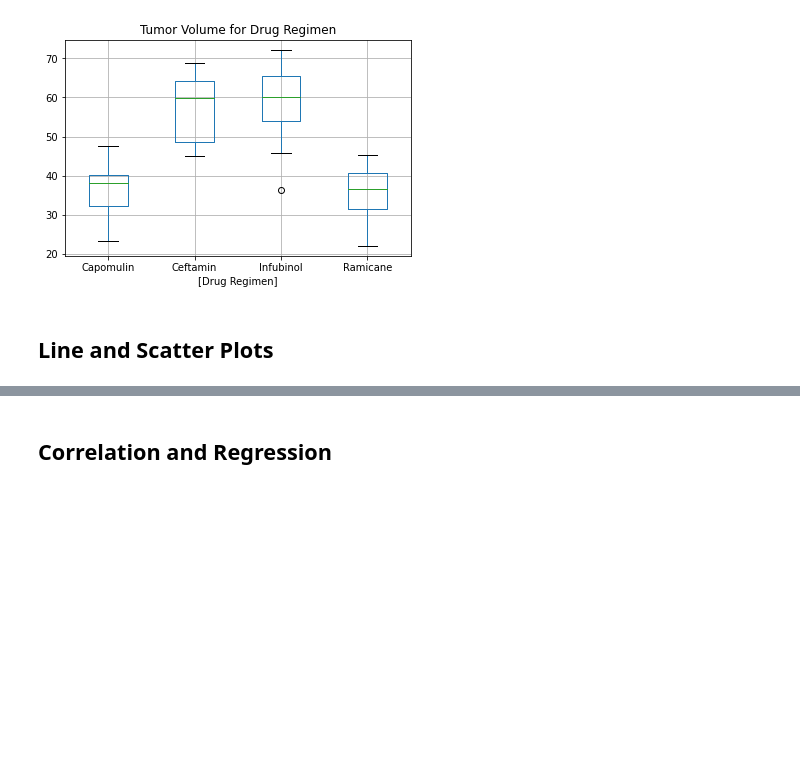
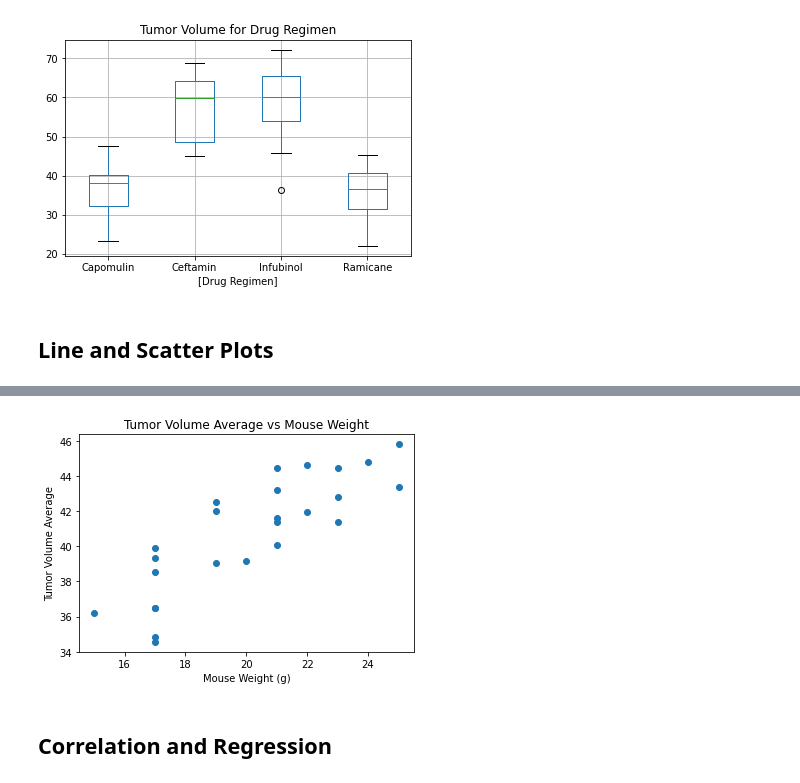
Before and after one commit to ClovisL/Analyzing-tumor-development, a Jupyter notebook: Pymaceuticals/pymaceuticals_starter.ipynb, the cells around one changed output, grey strips where cells are left out. Drawn from its saved outputs; the diff is of its cells as text; code cells hidden in the pictures; blank space fills up the shorter version.

```diff
--- a/Pymaceuticals/pymaceuticals_starter.ipynb
+++ b/Pymaceuticals/pymaceuticals_starter.ipynb
@@ -374,3 +387,23 @@ plt.show()
+# %%
+# Generate a scatter plot of average tumor volume vs. mouse weight for the Capomulin regimen
+# group by mouse weight to find average tumor volume
+capomulin_only = capomulin_only.reset_index()
+avg_tumor_group = capomulin_only.groupby(["Mouse ID"])["Tumor Volume (mm3)"].mean()
+avg_tumor_df = pd.DataFrame(avg_tumor_group)
+
+# establish x-axis value for the weight of the mice
+weight_group = capomulin_only.groupby(["Mouse ID"])["Weight (g)"].mean()
+weight_df = pd.DataFrame(weight_group)
+x_axis = weight_df["Weight (g)"]
+
+# produce scatter plot of the data
+tumor_weight_scatter = plt.scatter(x=x_axis, y=avg_tumor_df["Tumor Volume (mm3)"])
+plt.title("Tumor Volume Average vs Mouse Weight")
+plt.xlabel("Mouse Weight (g)")
+plt.ylabel("Tumor Volume Average")
+plt.show()
+# %% [output]
+[figure, added]
 # %% [markdown]
 ## Correlation and Regression
 # %%
```
Also changed, not shown: parts of 4 cells of this notebook.
